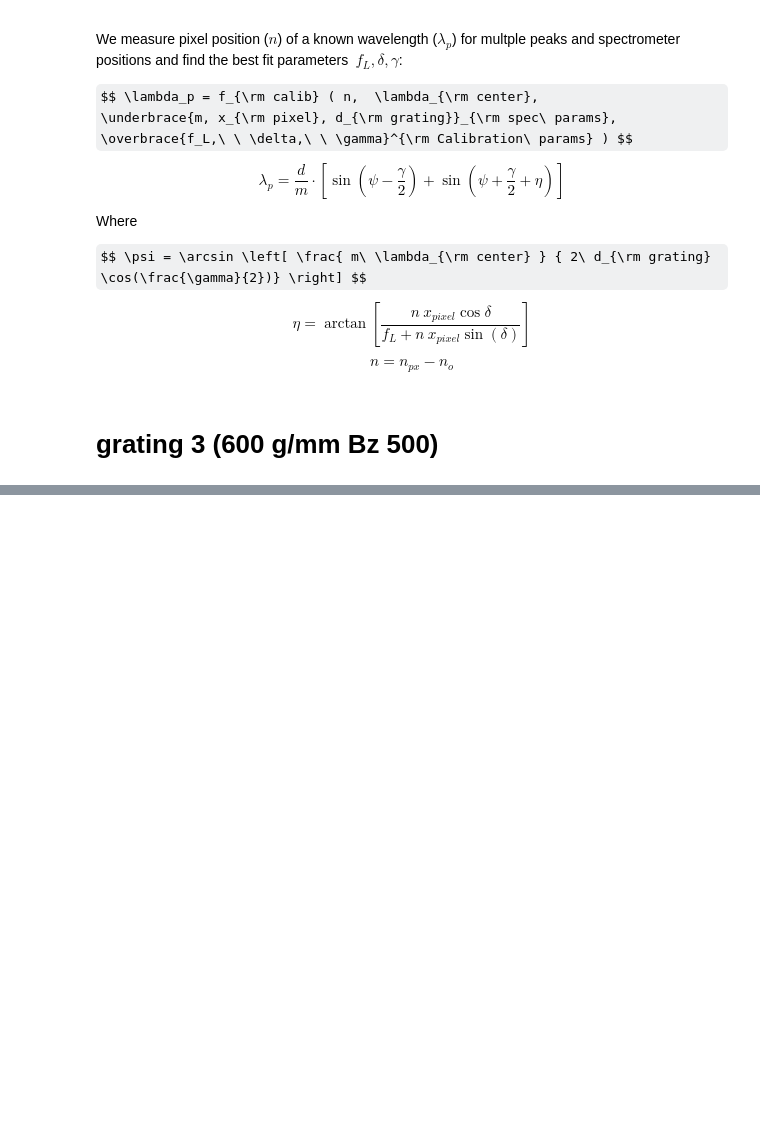
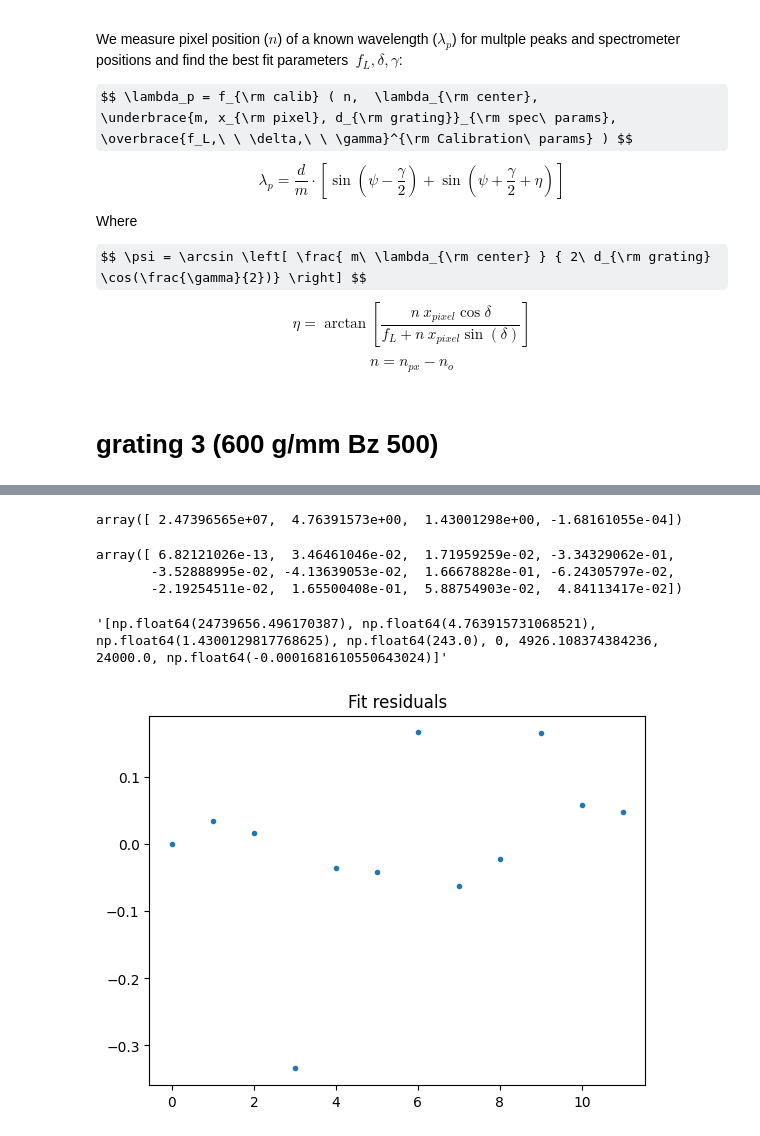
Before and after one commit to SilvaScience/Silvabot, a Jupyter notebook: calibrations/spectrometer calibration_Isoplane_heliotis_2025_09_26.ipynb, the cells around one changed output, grey strips where cells are left out. Cells and saved outputs as stored; diff of their text form; code cells hidden in the pictures; some formulas as TeX source; blank space fills up the shorter version.

```diff
--- a/calibrations/spectrometer calibration_Isoplane_heliotis_2025_09_26.ipynb
+++ b/calibrations/spectrometer calibration_Isoplane_heliotis_2025_09_26.ipynb
@@ -141,7 +144,7 @@ dispersion_data = np.array([
 #wl_actual, wl_center, pixel
 [760.2,760.2, 243],
 [760.2,720 ,470],
-[760.2,810 ,17],
+[760.2,800 ,17],
 [811.3,811.3,241],
 [811.3, 771,472],
 [811.3, 851,16],
@@ -154,20 +157,22 @@ dispersion_data = np.array([
 ])
 # %%
 # MAKE SURE THE INITIAL PARAMETERS ARE GOOD !!! CHECK RESIDUAL FOR THE GOOD FITTING and adapt manually if required.
-initial_guess = (150e6,0.9,0.5,0)
+initial_guess = (150e6,0.6,0.5,0)
 
 kwargs = dict(
     px=dispersion_data[:,2],
     n0=np.mean(wl_center_data[:,1]),
     wl_center=dispersion_data[:,1], # nm
     m_order=1,
-    d_grating=1/150.*1e6, # nm
-    x_pixel=26e3, #nm
+    d_grating=1/203.*1e6, # nm
+    x_pixel=24e3, #nm
     wl_actual=dispersion_data[:,0], # nm
     offset_adjust = 0
 )
 result = least_squares(fit_residual, initial_guess, kwargs=kwargs)
 result.x
+# %% [output]
+array([ 2.47396565e+07,  4.76391573e+00,  1.43001298e+00, -1.68161055e-04])
 # %%
 kwargs = dict(
     px=dispersion_data[:,2],
@@ -176,8 +181,8 @@ kwargs = dict(
     wl_center=dispersion_data[:,1],
     #wl_center=wl_center_data[:,0]*1e-6,
     m_order=1,
-    d_grating=1/150.*1e6, # nm
-    x_pixel=26e3, #nm
+    d_grating=1/203.*1e6, # nm
+    x_pixel=24e3, #nm
     #wl_actual=dispersion_data[:,0]*1e-6,
     f = result.x[0],
     delta = result.x[1],
@@ -187,18 +192,26 @@ kwargs = dict(
 )
 
 wl_p_calib_p2(**kwargs) - dispersion_data[:,0]
+# %% [output]
+array([ 6.82121026e-13,  3.46461046e-02,  1.71959259e-02, -3.34329062e-01,
+       -3.52888995e-02, -4.13639053e-02,  1.66678828e-01, -6.24305797e-02,
+       -2.19254511e-02,  1.65500408e-01,  5.88754903e-02,  4.84113417e-02])
 # %%
 # to store for ini file
 # f, delta, gamma, n0, offset_adjust, d_grating, x_pixel, curvature
 Y = 'f, delta, gamma, n0, offset_adjust, d_grating, x_pixel, curvature'.split(', ')
 str([ kwargs[x] for x in Y ])
 #kwargs
+# %% [output]
+'[np.float64(24739656.496170387), np.float64(4.763915731068521), np.float64(1.4300129817768625), np.float64(243.0), 0, 4926.108374384236, 24000.0, np.float64(-0.0001681610550643024)]'
 # %%
 fig = plt.figure()
-f, delta, gamma, n0, offset_adjust, d_grating, x_pixel, curvature = [np.float64(330605663.74965495), np.float64(-0.20488367116307532), np.float64(2.021864300924973), np.float64(508.0), 0, 6666.666666666667, 26000.0, np.float64(3.1224154313329654e-06)]
+f, delta, gamma, n0, offset_adjust, d_grating, x_pixel, curvature = [ kwargs[x] for x in Y ]  #[np.float64(490000000.0), np.float64(1.0), np.float64(0.5), np.float64(243.0), 0, 4926.108374384236, 24000.0, np.float64(0.0)]
 residual = wl_p_calib_p2(dispersion_data[:,2], n0, offset_adjust, dispersion_data[:,1], 1, d_grating, x_pixel, f, delta, gamma, curvature)-dispersion_data[:,0]
 
 #plt.plot(wl_p_calib_p2(**kwargs))
 plt.plot(residual,'.')
 plt.title("Fit residuals")
 plt.show()
+# %% [output]
+[figure, added]
```
Also changed, not shown: parts of 1 cell of this notebook, 1 other file.
